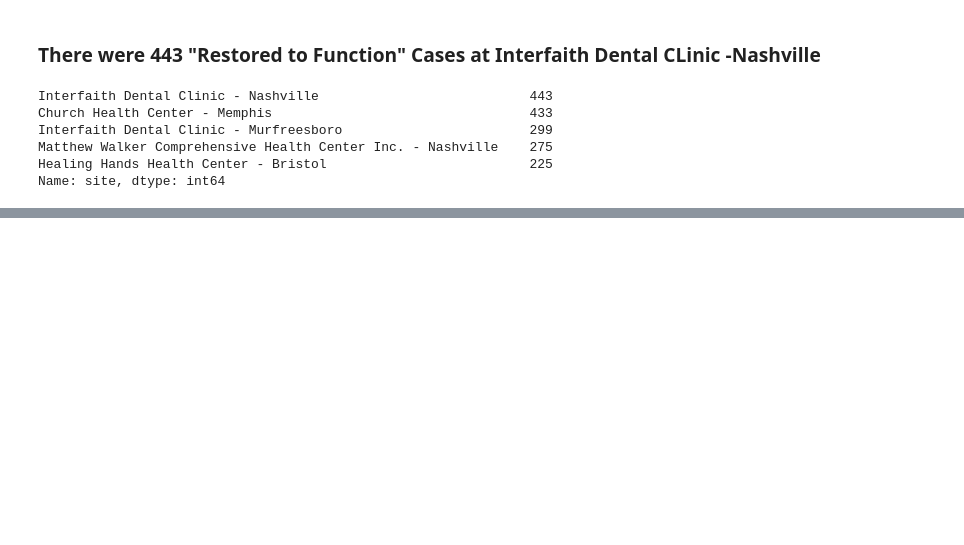
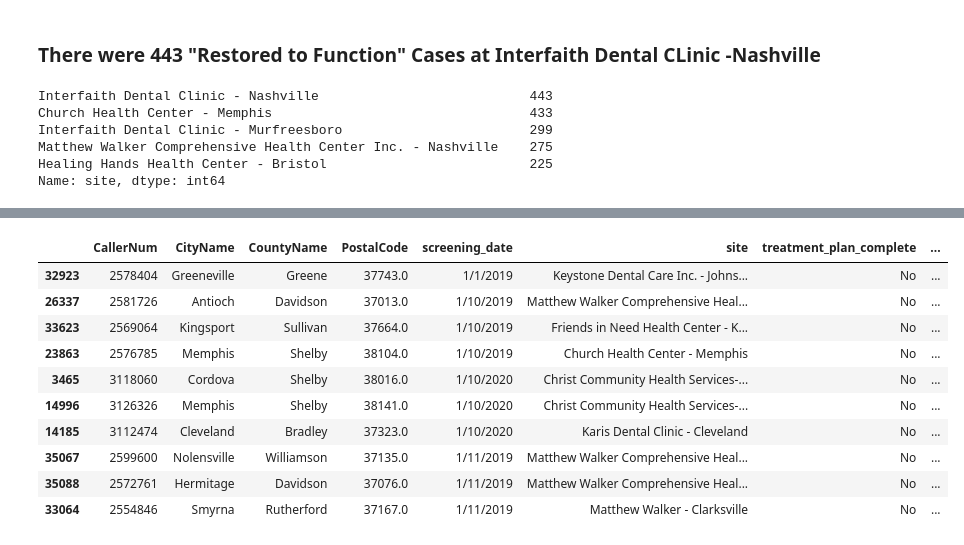
Before and after one commit to bsfcs/smile-on-ironman, a Jupyter notebook: notebook/smile_on_ironman_posey.ipynb, the cells around one changed output, grey strips where cells are left out. Cells and saved outputs as stored; diff of their text form; code cells hidden in the pictures; blank space fills up the shorter version.

```diff
--- a/notebook/smile_on_ironman_posey.ipynb
+++ b/notebook/smile_on_ironman_posey.ipynb
@@ -654,0 +683,14 @@ Name: site, dtype: int64
+# %%
+smile_location_func_resto_no_sort_date.head(10)
+# %% [output]
+|  | CallerNum | CityName | CountyName | PostalCode | screening_date | site | treatment_plan_complete | ... |
+| 32923 | 2578404 | Greeneville | Greene | 37743.0 | 1/1/2019 | Keystone Dental Care Inc. - Johns... | No | ... |
+| 26337 | 2581726 | Antioch | Davidson | 37013.0 | 1/10/2019 | Matthew Walker Comprehensive Heal... | No | ... |
+| 33623 | 2569064 | Kingsport | Sullivan | 37664.0 | 1/10/2019 | Friends in Need Health Center - K... | No | ... |
+| 23863 | 2576785 | Memphis | Shelby | 38104.0 | 1/10/2019 | Church Health Center - Memphis | No | ... |
+| 3465 | 3118060 | Cordova | Shelby | 38016.0 | 1/10/2020 | Christ Community Health Services-... | No | ... |
+| 14996 | 3126326 | Memphis | Shelby | 38141.0 | 1/10/2020 | Christ Community Health Services-... | No | ... |
+| 14185 | 3112474 | Cleveland | Bradley | 37323.0 | 1/10/2020 | Karis Dental Clinic - Cleveland | No | ... |
+| 35067 | 2599600 | Nolensville | Williamson | 37135.0 | 1/11/2019 | Matthew Walker Comprehensive Heal... | No | ... |
+| 35088 | 2572761 | Hermitage | Davidson | 37076.0 | 1/11/2019 | Matthew Walker Comprehensive Heal... | No | ... |
+| 33064 | 2554846 | Smyrna | Rutherford | 37167.0 | 1/11/2019 | Matthew Walker - Clarksville | No | ... |
```
Also changed, not shown: parts of 19 cells of this notebook.
